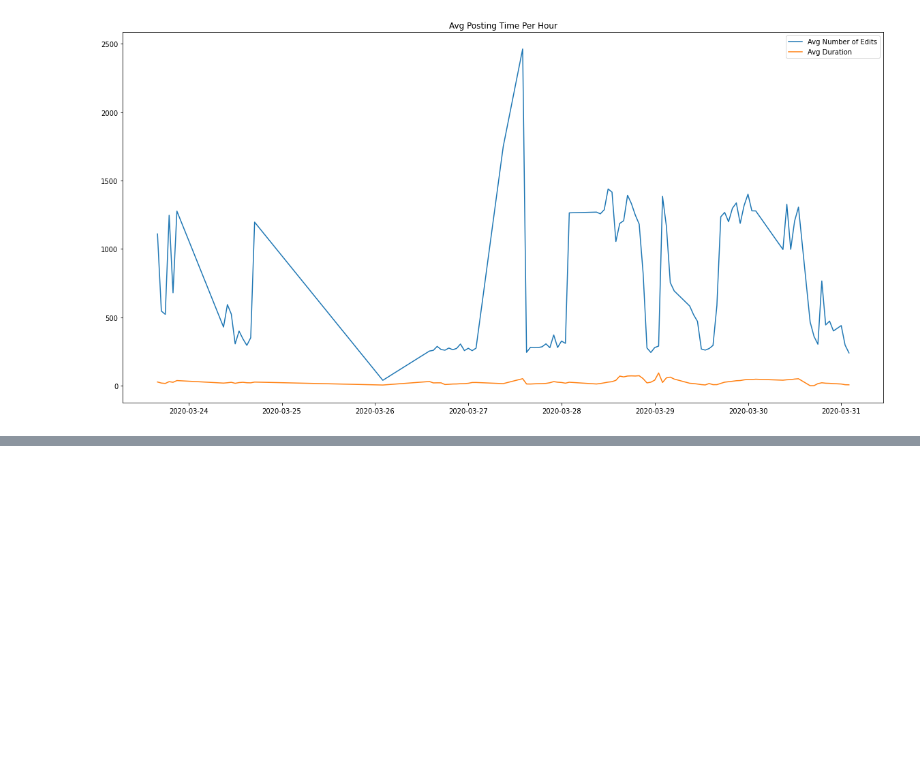
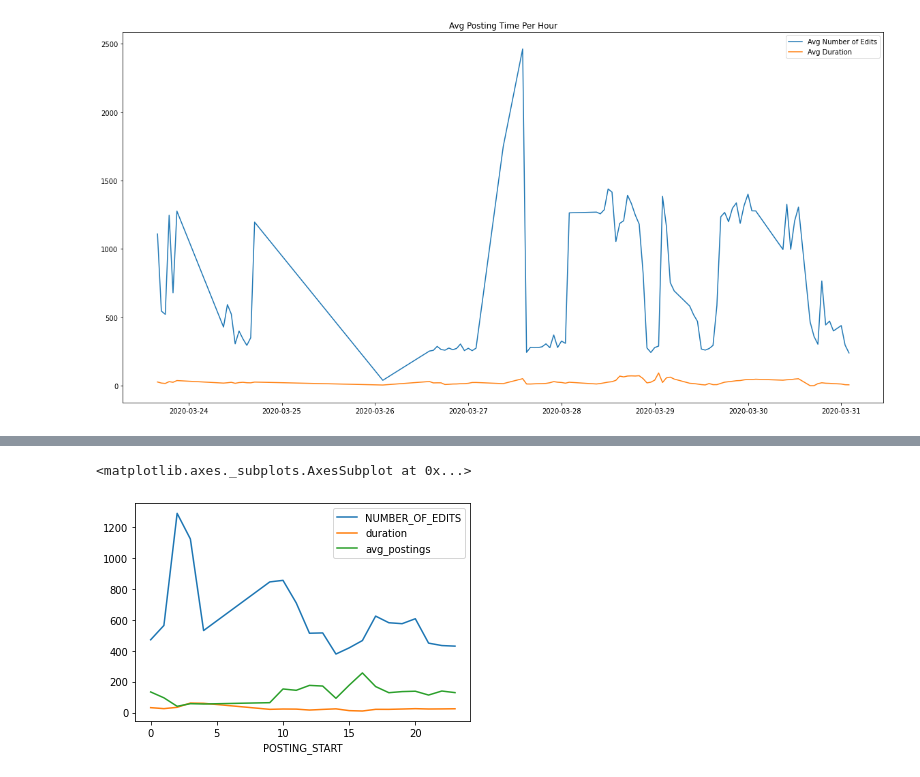
Before and after one commit to jennettageorge/Ericsson, a Jupyter notebook: Notebook.ipynb, the cells around one changed output, grey strips where cells are left out. Cells and saved outputs as stored; diff of their text form; code cells hidden in the pictures; blank space fills up the shorter version.

Commit message:
added plot

```diff
--- a/Notebook.ipynb
+++ b/Notebook.ipynb
@@ -425,3 +425,6 @@ plt.legend()
 # %% [output]
 <matplotlib.legend.Legend at 0x...>
 [figure]
+# %%
+mean = df.groupby(df.POSTING_START.dt.hour).mean()
+mean.head()
@@ -427,0 +439,3 @@ plt.legend()
+# %%
+hr = df.groupby(df.POSTING_START_HOUR).count()
+hr.head()
@@ -427,0 +450,5 @@ plt.legend()
+# %%
+hr = hr.reset_index()
+hr = hr.groupby(hr.POSTING_START_HOUR.dt.hour).mean()
+mean['avg_postings'] = hr.duration
+mean
@@ -427,0 +474,5 @@ plt.legend()
+# %%
+mean.plot()
+# %% [output]
+<matplotlib.axes._subplots.AxesSubplot at 0x...>
+[figure, added]
```
Also changed, not shown: parts of 3 cells of this notebook.
